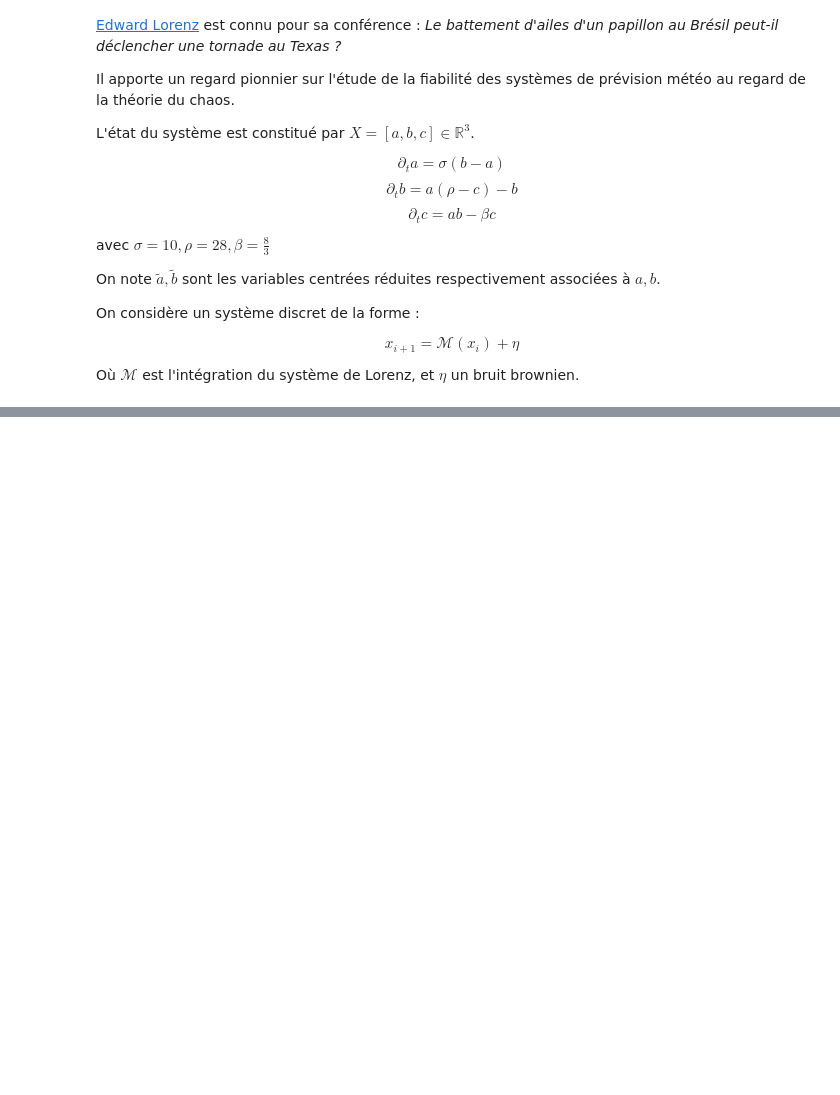
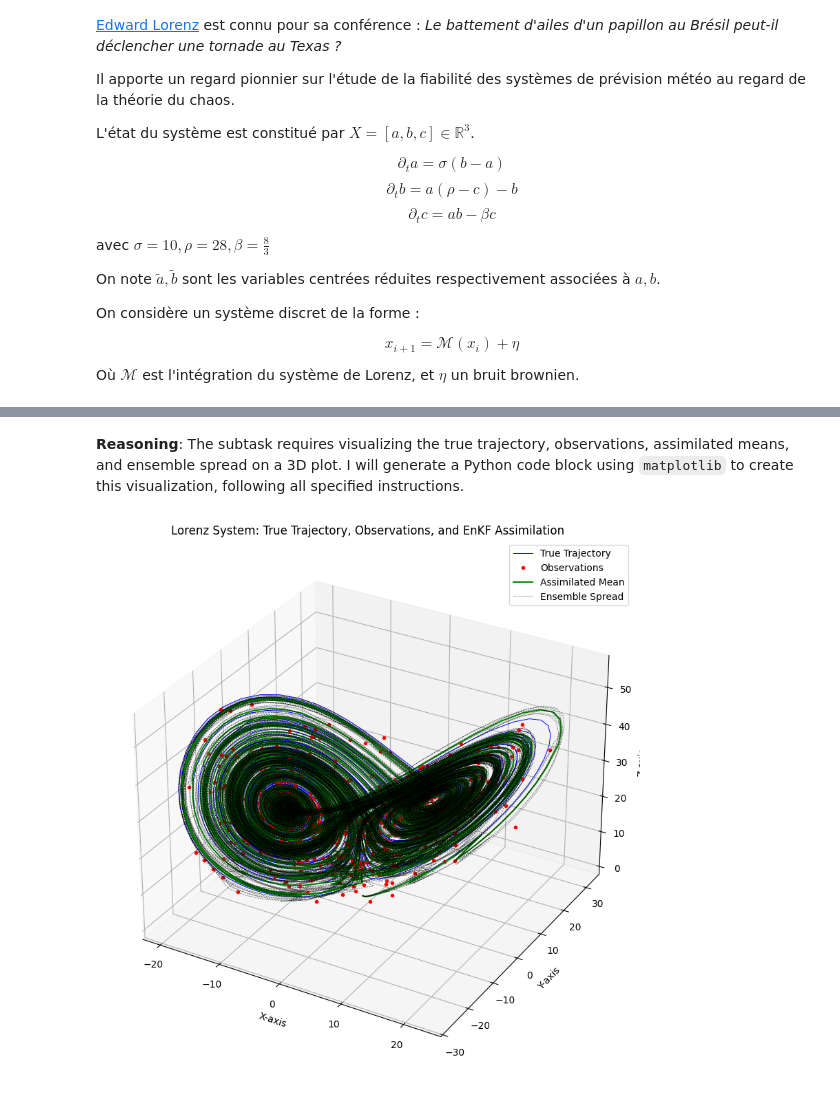
Before and after one commit to maurinl26/filtrage_modelisation_stochastique, a Jupyter notebook: tp/12_tp_enkf.ipynb, the cells around one changed output, grey strips where cells are left out. Cells and saved outputs as stored; diff of their text form; code cells hidden in the pictures; blank space fills up the shorter version.

```diff
--- a/tp/12_tp_enkf.ipynb
+++ b/tp/12_tp_enkf.ipynb
@@ -40,0 +151,12 @@ beta = 8/3
+# %%
+import jax.numpy as jnp
+
+# 1. Set the ensemble size
+N_ensemble = 50
+
+# 2. Define the observation error covariance matrix (R)
+# R is a 3x3 diagonal matrix with obs_noise_std**2 on its diagonal
+R = jnp.diag(jnp.array([obs_noise_std**2, obs_noise_std**2, obs_noise_std**2]))
+
+print(f"Ensemble size (N_ensemble): {N_ensemble}")
+print(f"Observation error covariance matrix (R):\n{R}")
@@ -40,0 +453,53 @@ beta = 8/3
+# %% [markdown]
+**Reasoning**:
+The subtask requires visualizing the true trajectory, observations, assimilated means, and ensemble spread on a 3D plot. I will generate a Python code block using `matplotlib` to create this visualization, following all specified instructions.
+# %%
+import matplotlib.pyplot as plt
+from mpl_toolkits.mplot3d import Axes3D
+import jax.numpy as jnp
+
+# 1. Create a new figure and a 3D axes object
+fig = plt.figure(figsize=(14, 10))
+ax = fig.add_subplot(111, projection='3d')
+
+# Get time steps for plotting observations correctly
+time_steps = jnp.arange(0, num_steps + 1)
+observation_time_steps = time_steps[::obs_interval]
+
+# 2. Plot the true Lorenz trajectory
+ax.plot(X_jax[:, 0], X_jax[:, 1], X_jax[:, 2], 'b-', lw=0.7, label='True Trajectory')
+
+# 3. Plot the synthetic observations
+ax.plot(Y_obs[:, 0], Y_obs[:, 1], Y_obs[:, 2], 'ro', markersize=3, label='Observations')
+
+# 4. Plot the assimilated ensemble means
+ax.plot(assimilated_means[:, 0], assimilated_means[:, 1], assimilated_means[:, 2], 'g-', lw=1.5, label='Assimilated Mean')
+
+# 5. Visualize the ensemble spread as error bands (dashed lines)
+# For X-component
+ax.plot(assimilated_means[:, 0] + assimilated_spreads[:, 0], assimilated_means[:, 1], assimilated_means[:, 2], 'k--', lw=0.5, alpha=0.6, label='Ensemble Spread')
+ax.plot(assimilated_means[:, 0] - assimilated_spreads[:, 0], assimilated_means[:, 1], assimilated_means[:, 2], 'k--', lw=0.5, alpha=0.6)
+
+# For Y-component
+ax.plot(assimilated_means[:, 0], assimilated_means[:, 1] + assimilated_spreads[:, 1], assimilated_means[:, 2], 'k--', lw=0.5, alpha=0.6)
+ax.plot(assimilated_means[:, 0], assimilated_means[:, 1] - assimilated_spreads[:, 1], assimilated_means[:, 2], 'k--', lw=0.5, alpha=0.6)
+
+# For Z-component
+ax.plot(assimilated_means[:, 0], assimilated_means[:, 1], assimilated_means[:, 2] + assimilated_spreads[:, 2], 'k--', lw=0.5, alpha=0.6)
+ax.plot(assimilated_means[:, 0], assimilated_means[:, 1], assimilated_means[:, 2] - assimilated_spreads[:, 2], 'k--', lw=0.5, alpha=0.6)
+
+# 6. Set labels for the axes
+ax.set_xlabel('X-axis')
+ax.set_ylabel('Y-axis')
+ax.set_zlabel('Z-axis')
+
+# 7. Add a title to the plot
+ax.set_title('Lorenz System: True Trajectory, Observations, and EnKF Assimilation')
+
+# 8. Add a legend
+ax.legend()
+
+# 9. Display the plot
+plt.show()
+# %% [output]
+[figure, added]
```
Also changed, not shown: parts of 38 cells of this notebook, 2 other files.
